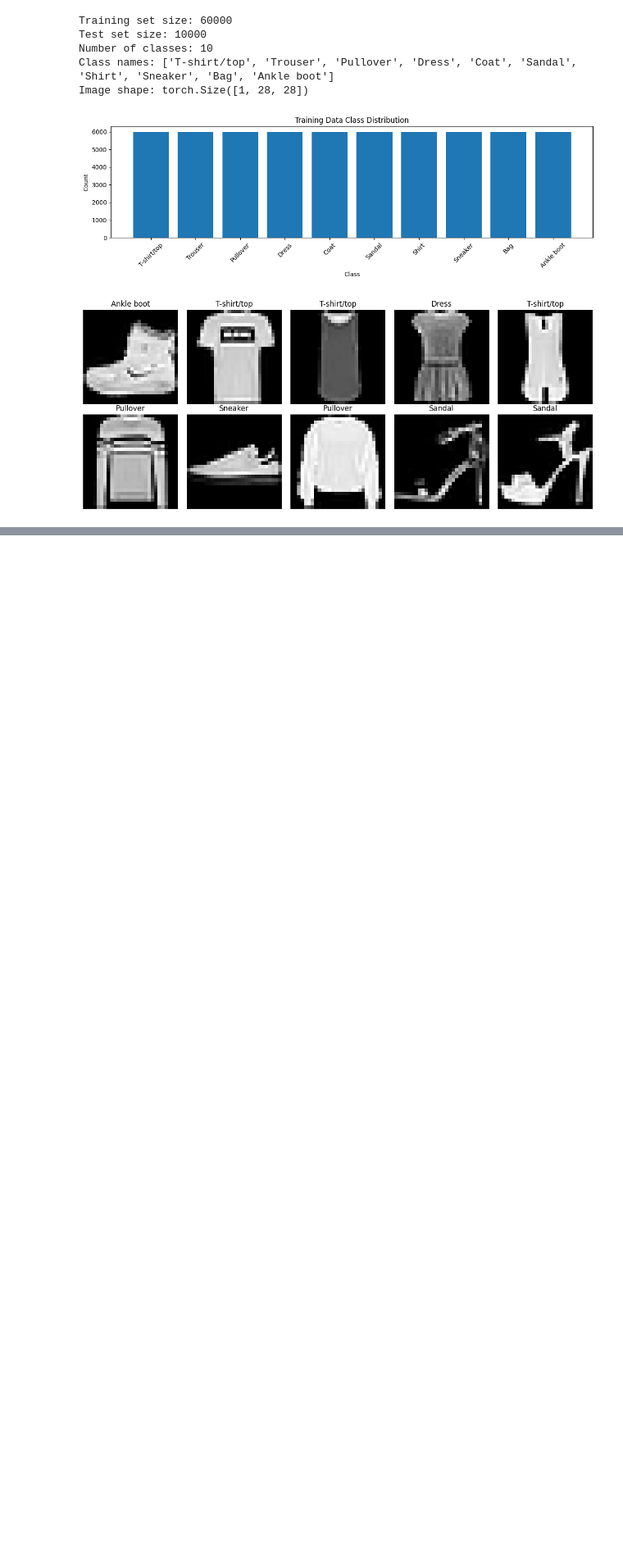
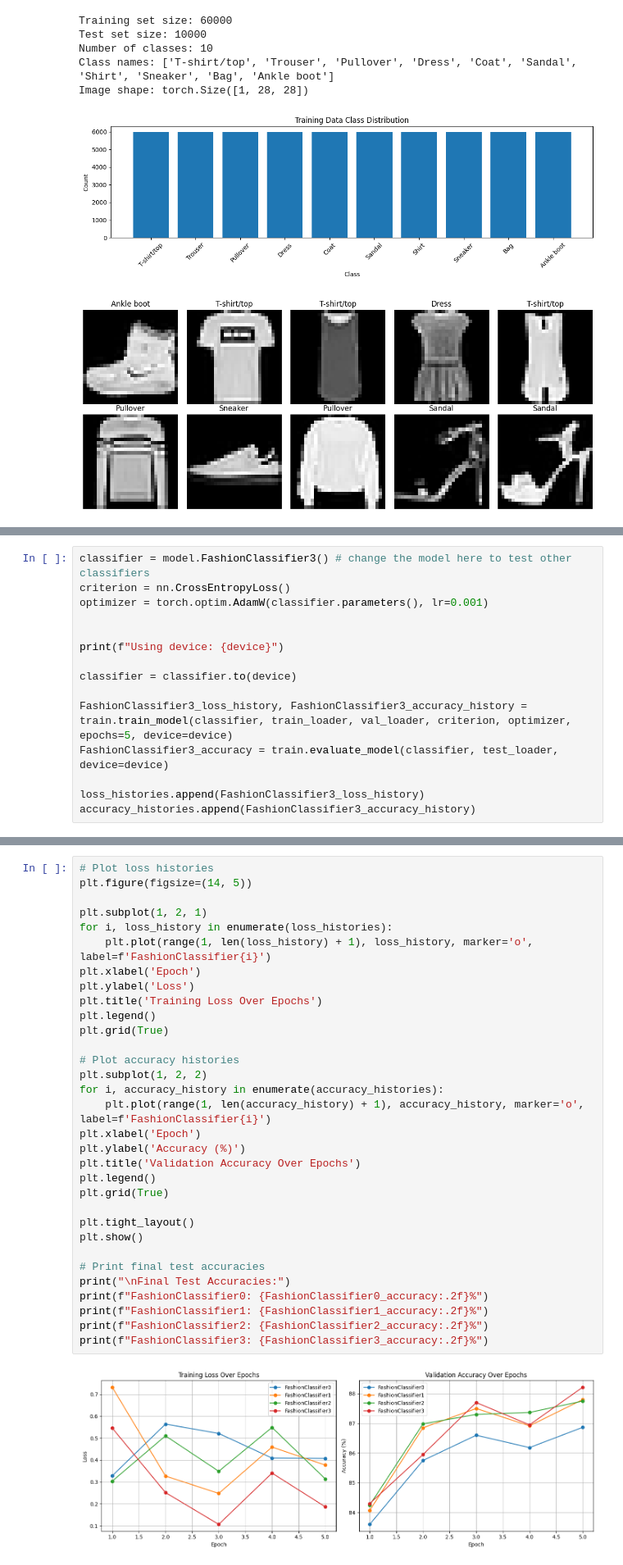
Before and after one commit to mwpersson/mini-project-4, a Jupyter notebook: notebooks/fashion_classifier.ipynb, the cells around one changed output, grey strips where cells are left out. Shown at 82% size. Saved outputs shown, nothing was run; the diff lists cells and outputs as text; blank space fills up the shorter version.

Commit message:
train more classifiers, plot training loss and validation accuracy

```diff
--- a/notebooks/fashion_classifier.ipynb
+++ b/notebooks/fashion_classifier.ipynb
@@ -115,0 +178,15 @@ Accuracy: 86.44%
+# %%
+classifier = model.FashionClassifier3() # change the model here to test other classifiers
+criterion = nn.CrossEntropyLoss()
+optimizer = torch.optim.AdamW(classifier.parameters(), lr=0.001)
+
+
+print(f"Using device: {device}")
+
+classifier = classifier.to(device)
+
+FashionClassifier3_loss_history, FashionClassifier3_accuracy_history = train.train_model(classifier, train_loader, val_loader, criterion, optimizer, epochs=5, device=device)
+FashionClassifier3_accuracy = train.evaluate_model(classifier, test_loader, device=device)
+
+loss_histories.append(FashionClassifier3_loss_history)
+accuracy_histories.append(FashionClassifier3_accuracy_history)
@@ -115,0 +206,34 @@ Accuracy: 86.44%
+# %%
+# Plot loss histories
+plt.figure(figsize=(14, 5))
+
+plt.subplot(1, 2, 1)
+for i, loss_history in enumerate(loss_histories):
+    plt.plot(range(1, len(loss_history) + 1), loss_history, marker='o', label=f'FashionClassifier{i}')
+plt.xlabel('Epoch')
+plt.ylabel('Loss')
+plt.title('Training Loss Over Epochs')
+plt.legend()
+plt.grid(True)
+
+# Plot accuracy histories
+plt.subplot(1, 2, 2)
+for i, accuracy_history in enumerate(accuracy_histories):
+    plt.plot(range(1, len(accuracy_history) + 1), accuracy_history, marker='o', label=f'FashionClassifier{i}')
+plt.xlabel('Epoch')
+plt.ylabel('Accuracy (%)')
+plt.title('Validation Accuracy Over Epochs')
+plt.legend()
+plt.grid(True)
+
+plt.tight_layout()
+plt.show()
+
+# Print final test accuracies
+print("\nFinal Test Accuracies:")
+print(f"FashionClassifier0: {FashionClassifier0_accuracy:.2f}%")
+print(f"FashionClassifier1: {FashionClassifier1_accuracy:.2f}%")
+print(f"FashionClassifier2: {FashionClassifier2_accuracy:.2f}%")
+print(f"FashionClassifier3: {FashionClassifier3_accuracy:.2f}%")
+# %% [output]
+[figure, added]
```
Also changed, not shown: parts of 5 cells of this notebook, 1 other file.
